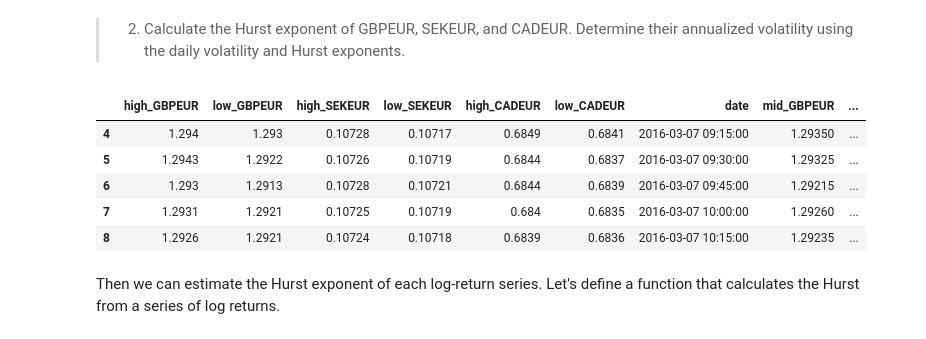
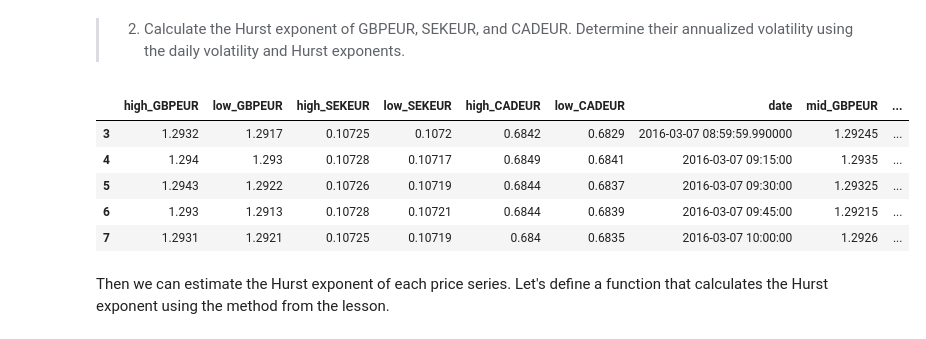
Before and after one commit to MartinJondeau/Market-Risk-Modelling, a Jupyter notebook: Question_E.ipynb, the cells around one changed output. Cells and saved outputs as stored; diff of their text form; code cells hidden in the pictures.

Commit message:
Added the functions to calculate moments and Hurst

```diff
--- a/Question_E.ipynb
+++ b/Question_E.ipynb
@@ -56,7 +56,7 @@ df['mid_GBPEUR'] = (df['high_GBPEUR']+df['low_GBPEUR'])/2
 df['mid_CADEUR'] = (df['high_CADEUR']+df['low_CADEUR'])/2
 df['mid_SEKEUR'] = (df['high_SEKEUR']+df['low_SEKEUR'])/2
 # We copy the dataframe because we don't want to lose data for the 2nd part
-dfhurst=df
+dfhurst=df.copy()
 df['returns_GBPEUR']=df['mid_GBPEUR'].pct_change()
 df['returns_SEKEUR']=df['mid_SEKEUR'].pct_change()
 df['returns_CADEUR']=df['mid_CADEUR'].pct_change()
@@ -259,17 +259,15 @@ The Epps effect can be explained by the difference bewteen microstructure noise
 > 2. Calculate the Hurst exponent of GBPEUR, SEKEUR, and CADEUR. Determine their annualized
 volatility using the daily volatility and Hurst exponents.
 # %%
-# We copied the dataframe before removing first line
+# We copied the dataframe before removing first line and calculating returns
 df=dfhurst
-df.drop(columns=["returns_GBPEUR", "returns_SEKEUR", "returns_CADEUR"], inplace=True)
-df = df.drop(3, axis=0) # Like at the beginning, we remove the line with NaNs
 df.head()
 # %% [output]
 |  | high_GBPEUR | low_GBPEUR | high_SEKEUR | low_SEKEUR | high_CADEUR | low_CADEUR | date | mid_GBPEUR | ... |
-| 4 | 1.294 | 1.293 | 0.10728 | 0.10717 | 0.6849 | 0.6841 | 2016-03-07 09:15:00 | 1.29350 | ... |
+| 3 | 1.2932 | 1.2917 | 0.10725 | 0.1072 | 0.6842 | 0.6829 | 2016-03-07 08:59:59.990000 | 1.29245 | ... |
+| 4 | 1.294 | 1.293 | 0.10728 | 0.10717 | 0.6849 | 0.6841 | 2016-03-07 09:15:00 | 1.2935 | ... |
 | 5 | 1.2943 | 1.2922 | 0.10726 | 0.10719 | 0.6844 | 0.6837 | 2016-03-07 09:30:00 | 1.29325 | ... |
 | 6 | 1.293 | 1.2913 | 0.10728 | 0.10721 | 0.6844 | 0.6839 | 2016-03-07 09:45:00 | 1.29215 | ... |
-| 7 | 1.2931 | 1.2921 | 0.10725 | 0.10719 | 0.684 | 0.6835 | 2016-03-07 10:00:00 | 1.29260 | ... |
-| 8 | 1.2926 | 1.2921 | 0.10724 | 0.10718 | 0.6839 | 0.6836 | 2016-03-07 10:15:00 | 1.29235 | ... |
+| 7 | 1.2931 | 1.2921 | 0.10725 | 0.10719 | 0.684 | 0.6835 | 2016-03-07 10:00:00 | 1.2926 | ... |
 # %% [markdown]
-Then we can estimate the Hurst exponent of each log-return series. Let's define a function that calculates the Hurst from a series of log returns.
+Then we can estimate the Hurst exponent of each price series. Let's define a function that calculates the Hurst exponent using the method from the lesson.
```
Also changed, not shown: parts of 4 cells of this notebook.
